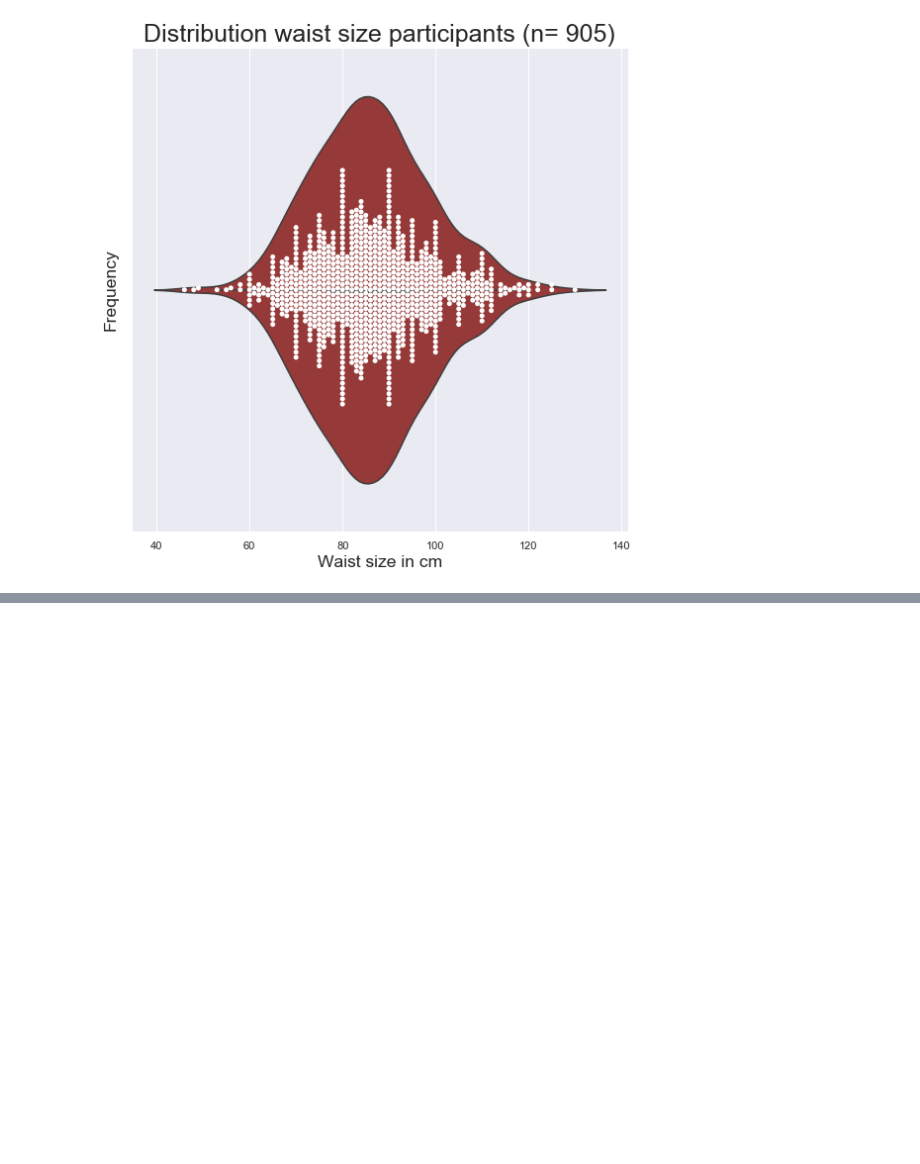
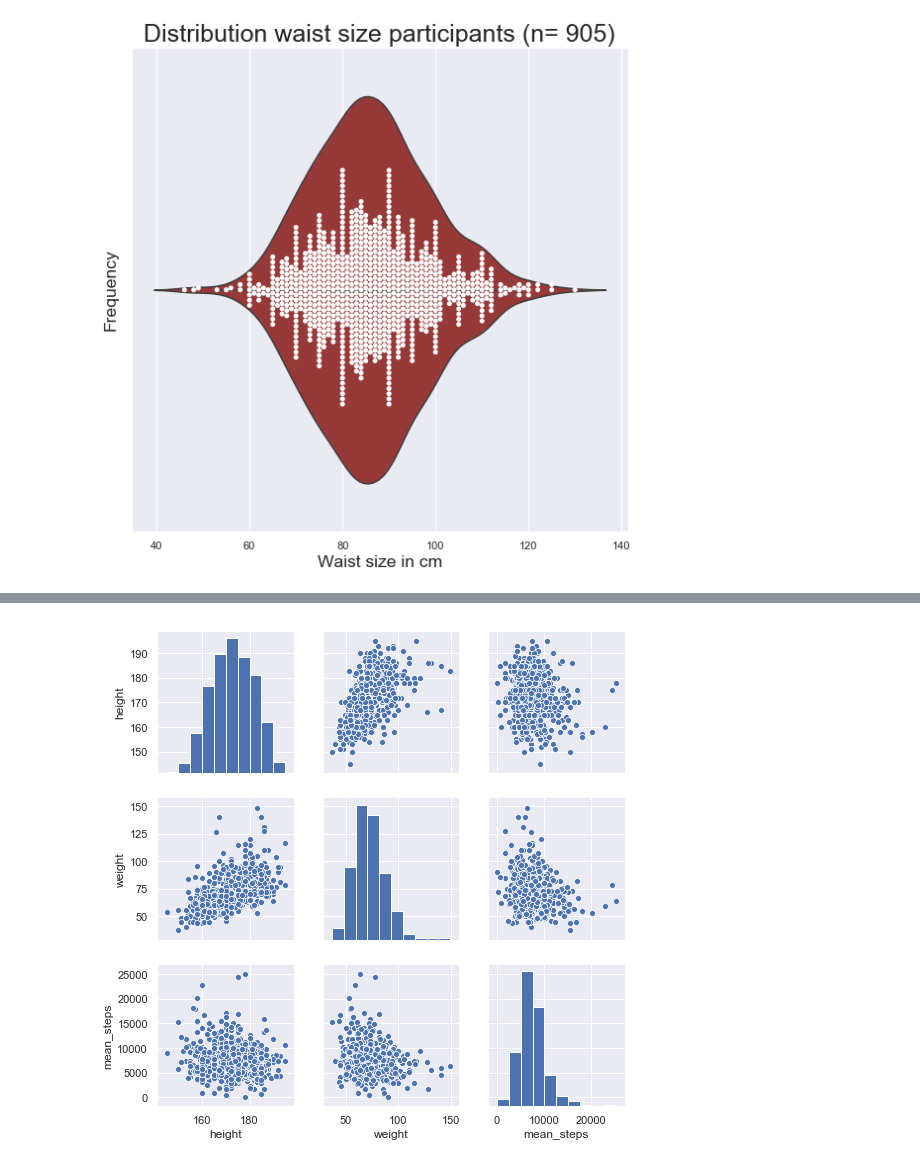
Before and after one commit to leonberlang/datadrivenlearning, a Jupyter notebook: assignments/assignment1.ipynb, the cells around one changed output, grey strips where cells are left out. Saved outputs shown, nothing was run; the diff lists cells and outputs as text; code cells hidden in the pictures; blank space fills up the shorter version.

```diff
--- a/assignments/assignment1.ipynb
+++ b/assignments/assignment1.ipynb
@@ -245,0 +256,5 @@ Both sides have outliers (left 3, right 4), however there is no clear skewness o
+# %%
+steps_perperson = steps.loc[:,'20-6-2013':'12-5-2014']
+steps_perperson['mean'] = steps_perperson.mean(axis=1)
+steps_survey["mean_steps"] = steps_perperson["mean"]
+steps_survey.head(3)
@@ -245,0 +267,8 @@ Both sides have outliers (left 3, right 4), however there is no clear skewness o
+# %%
+height_weight_steps = steps_survey[["height","weight","mean_steps"]]
+df_HWS = height_weight_steps.dropna()
+# %%
+sns.pairplot(df_HWS)
+plt.show()
+# %% [output]
+[figure, added]
```
Also changed, not shown: parts of 13 cells of this notebook.
